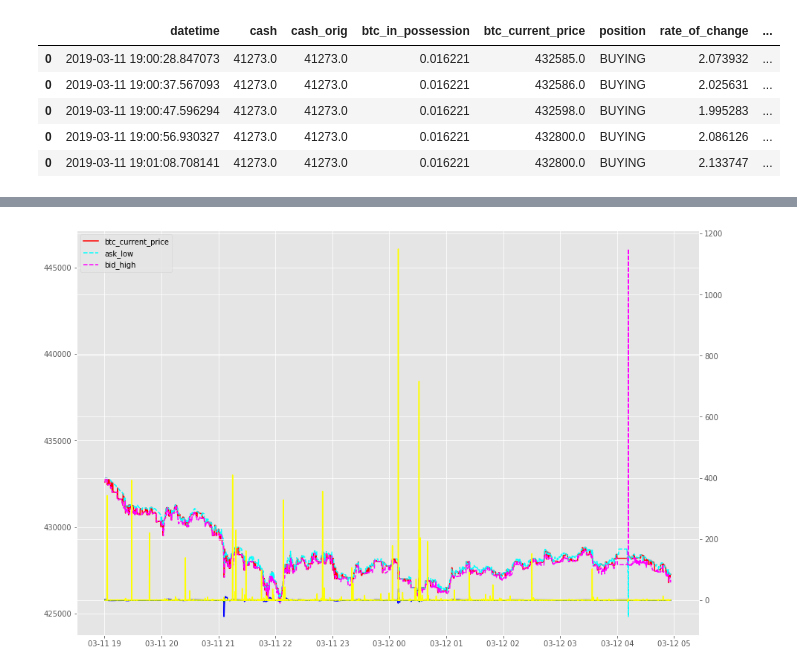
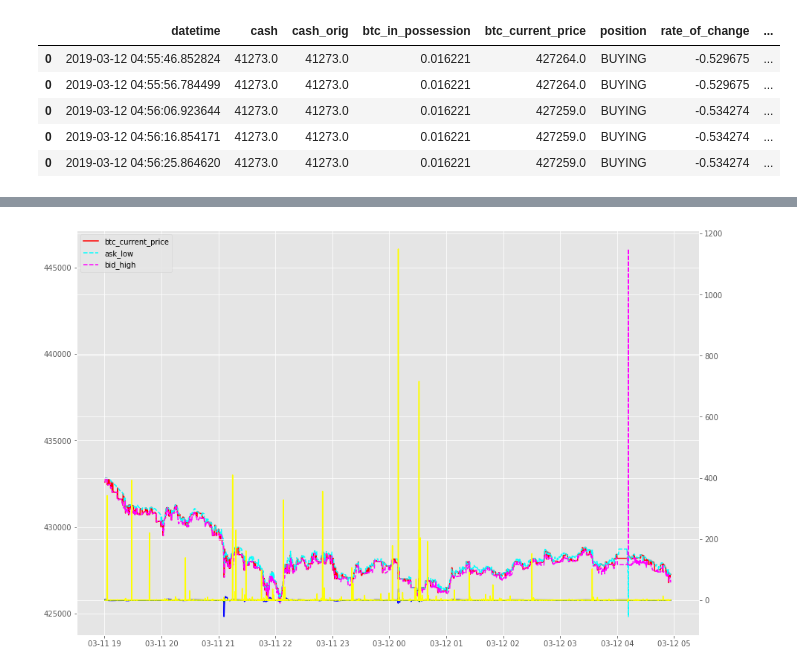
Before and after one commit to soujiro0725/finance-stats, a Jupyter notebook: btc-autotrader-history-2.ipynb, the cells around one changed output, grey strips where cells are left out. Drawn from its saved outputs; the diff is of its cells as text; code cells hidden in the pictures.

```diff
--- a/btc-autotrader-history-2.ipynb
+++ b/btc-autotrader-history-2.ipynb
@@ -20,13 +20,20 @@ df = pd.read_pickle(pickle_file)
 df['spread'] = df.ask_low - df.bid_high
 # %%
 df['spread_pct_change'] = df.spread.pct_change()
+# %%
+df.loc[df.rate_of_change >= 0, 'rate_of_change_positive'] = 1
+df.loc[df.rate_of_change < 0, 'rate_of_change_positive'] = -1
+df.loc[df.rate_of_change >= 5, 'rate_of_change_positive'] = 2
+df.loc[df.rate_of_change < -5, 'rate_of_change_positive'] = -2
+# %%
+df['btc_current_price_normalized'] = (df.btc_current_price - df.btc_current_price.mean()) / df.btc_current_price.std()
 # %%
-df.head()
+df.tail()
 # %% [output]
 |  | datetime | cash | cash_orig | btc_in_possession | btc_current_price | position | rate_of_change | ... |
-| 0 | 2019-03-11 19:00:28.847073 | 41273.0 | 41273.0 | 0.016221 | 432585.0 | BUYING | 2.073932 | ... |
-| 0 | 2019-03-11 19:00:37.567093 | 41273.0 | 41273.0 | 0.016221 | 432586.0 | BUYING | 2.025631 | ... |
-| 0 | 2019-03-11 19:00:47.596294 | 41273.0 | 41273.0 | 0.016221 | 432598.0 | BUYING | 1.995283 | ... |
-| 0 | 2019-03-11 19:00:56.930327 | 41273.0 | 41273.0 | 0.016221 | 432800.0 | BUYING | 2.086126 | ... |
-| 0 | 2019-03-11 19:01:08.708141 | 41273.0 | 41273.0 | 0.016221 | 432800.0 | BUYING | 2.133747 | ... |
+| 0 | 2019-03-12 04:55:46.852824 | 41273.0 | 41273.0 | 0.016221 | 427264.0 | BUYING | -0.529675 | ... |
+| 0 | 2019-03-12 04:55:56.784499 | 41273.0 | 41273.0 | 0.016221 | 427264.0 | BUYING | -0.529675 | ... |
+| 0 | 2019-03-12 04:56:06.923644 | 41273.0 | 41273.0 | 0.016221 | 427259.0 | BUYING | -0.534274 | ... |
+| 0 | 2019-03-12 04:56:16.854171 | 41273.0 | 41273.0 | 0.016221 | 427259.0 | BUYING | -0.534274 | ... |
+| 0 | 2019-03-12 04:56:25.864620 | 41273.0 | 41273.0 | 0.016221 | 427259.0 | BUYING | -0.534274 | ... |
 # %%
```
Also changed, not shown: parts of 1 cell of this notebook, 7 other files.
